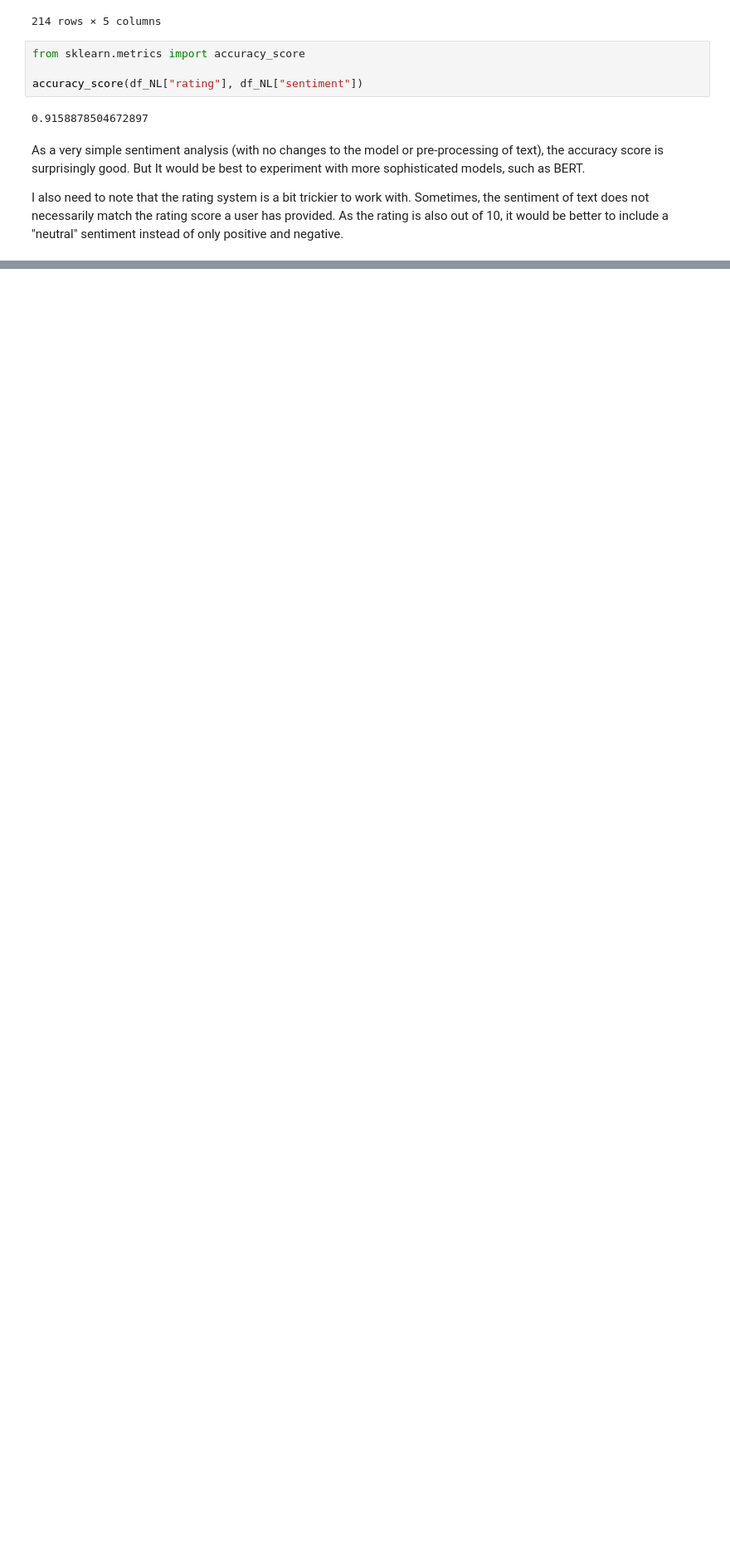
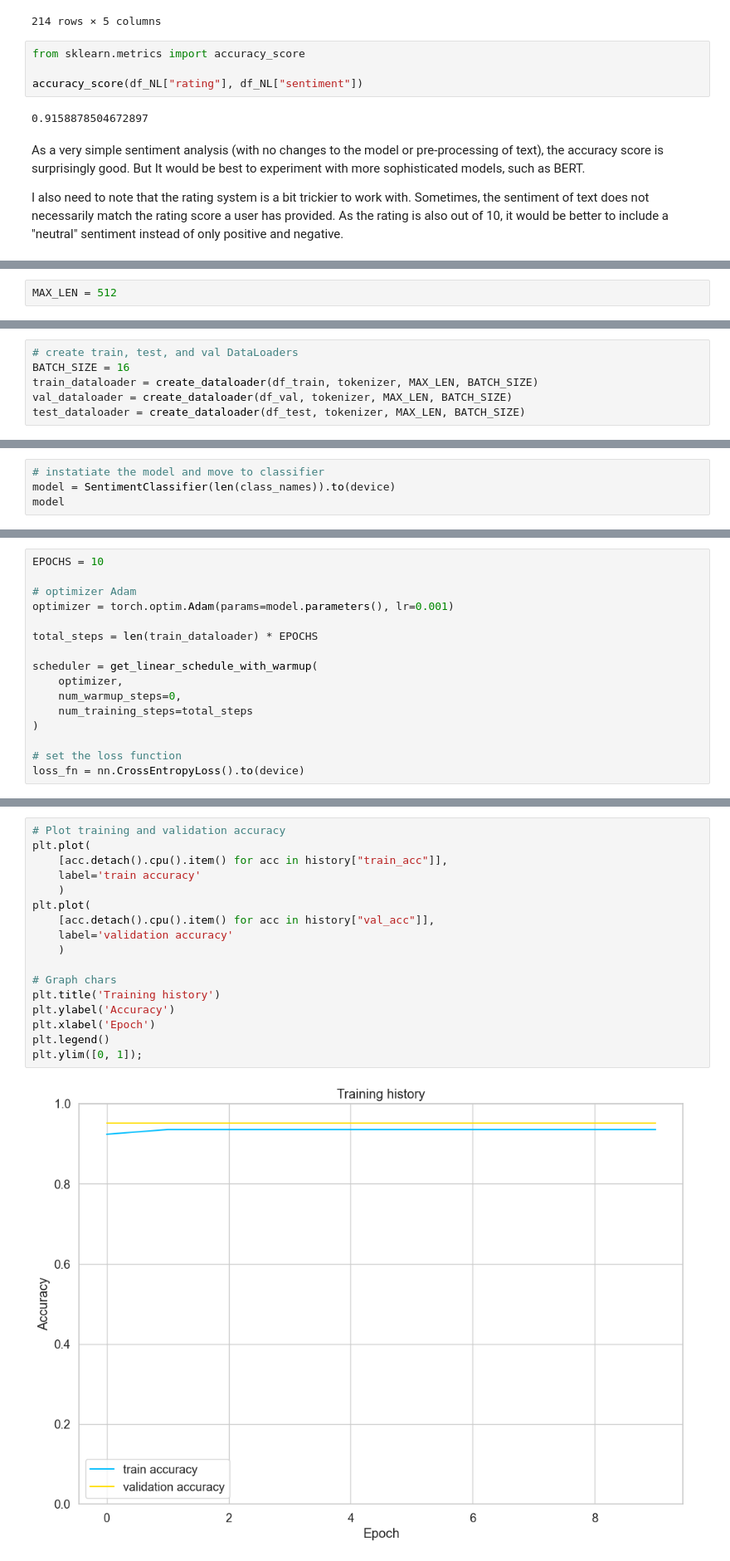
Before and after one commit to filleepa/webscraper, a Jupyter notebook: Textual_Analysis/sentimentanalysis.ipynb, the cells around one changed output, grey strips where cells are left out. Shown: that part at 83% size. Saved outputs shown, nothing was run; the diff lists cells and outputs as text; blank space fills up the shorter version.

```diff
--- a/Textual_Analysis/sentimentanalysis.ipynb
+++ b/Textual_Analysis/sentimentanalysis.ipynb
@@ -152,0 +304,2 @@ I also need to note that the rating system is a bit trickier to work with. Somet
+# %%
+MAX_LEN = 512
@@ -152,0 +367,6 @@ I also need to note that the rating system is a bit trickier to work with. Somet
+# %%
+# create train, test, and val DataLoaders
+BATCH_SIZE = 16
+train_dataloader = create_dataloader(df_train, tokenizer, MAX_LEN, BATCH_SIZE)
+val_dataloader = create_dataloader(df_val, tokenizer, MAX_LEN, BATCH_SIZE)
+test_dataloader = create_dataloader(df_test, tokenizer, MAX_LEN, BATCH_SIZE)
@@ -152,0 +411,4 @@ I also need to note that the rating system is a bit trickier to work with. Somet
+# %%
+# instatiate the model and move to classifier
+model = SentimentClassifier(len(class_names)).to(device)
+model
@@ -152,0 +440,16 @@ I also need to note that the rating system is a bit trickier to work with. Somet
+# %%
+EPOCHS = 10
+
+# optimizer Adam
+optimizer = torch.optim.Adam(params=model.parameters(), lr=0.001)
+
+total_steps = len(train_dataloader) * EPOCHS
+
+scheduler = get_linear_schedule_with_warmup(
+    optimizer,
+    num_warmup_steps=0,
+    num_training_steps=total_steps
+)
+
+# set the loss function
+loss_fn = nn.CrossEntropyLoss().to(device)
@@ -152,0 +617,19 @@ I also need to note that the rating system is a bit trickier to work with. Somet
+# %%
+# Plot training and validation accuracy
+plt.plot(
+    [acc.detach().cpu().item() for acc in history["train_acc"]],
+    label='train accuracy'
+    )
+plt.plot(
+    [acc.detach().cpu().item() for acc in history["val_acc"]],
+    label='validation accuracy'
+    )
+
+# Graph chars
+plt.title('Training history')
+plt.ylabel('Accuracy')
+plt.xlabel('Epoch')
+plt.legend()
+plt.ylim([0, 1]);
+# %% [output]
+[figure, added]
```
Also changed, not shown: parts of 31 cells of this notebook.
